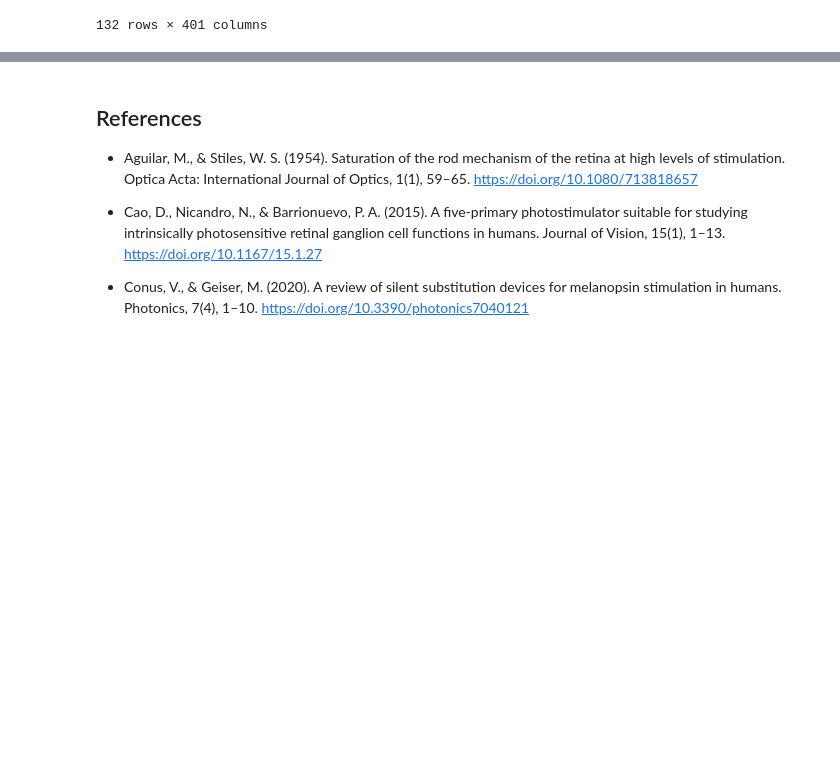
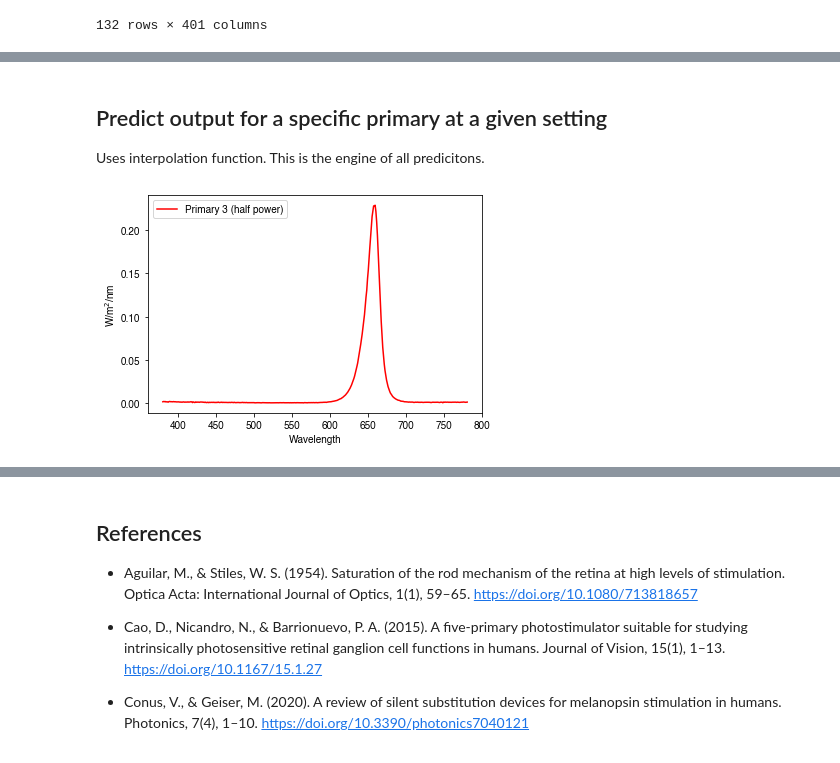
Before and after one commit to PySilentSubstitution/pysilsub, a Jupyter notebook: 03a_stimulation_devices.ipynb, the cells around one changed output, grey strips where cells are left out. Cells and saved outputs as stored; diff of their text form; code cells hidden in the pictures; blank space fills up the shorter version.

```diff
--- a/03a_stimulation_devices.ipynb
+++ b/03a_stimulation_devices.ipynb
@@ -49,0 +67,15 @@ fig = device.plot_spds()
+# %% [markdown]
+Predict output for a specific primary at a given setting
+--------------------------------------------------------
+
+Uses interpolation function. This is the engine of all predicitons.
+# %%
+primary_spd = device.predict_primary_spd(
+    primary=3,
+    setting=.5,
+    name='Primary 3 (half power)'
+)
+# plot primary spd?
+primary_spd.plot(legend=True, ylabel='W/m$^2$/nm', color=device.colors[3]);
+# %% [output]
+[figure, added]
```
Also changed, not shown: parts of 18 cells of this notebook, 35 other files.
